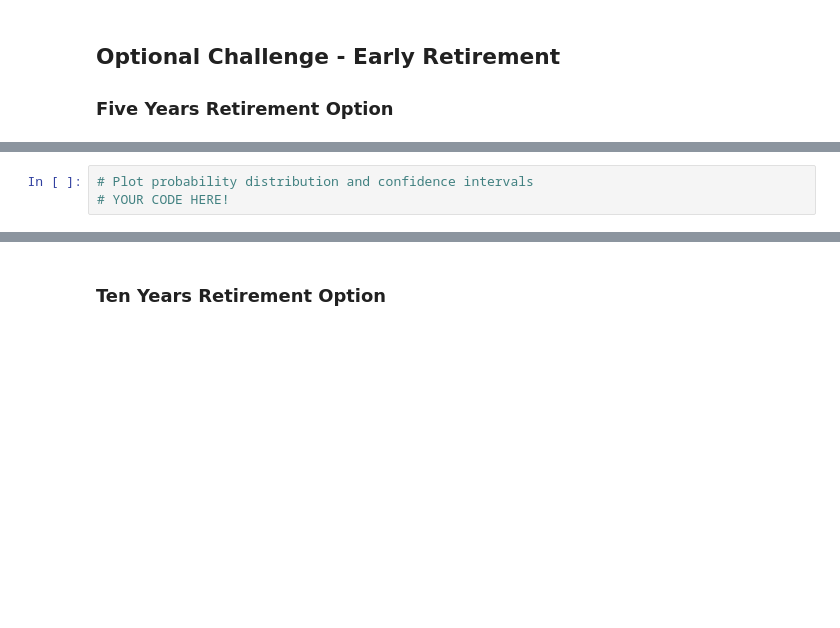
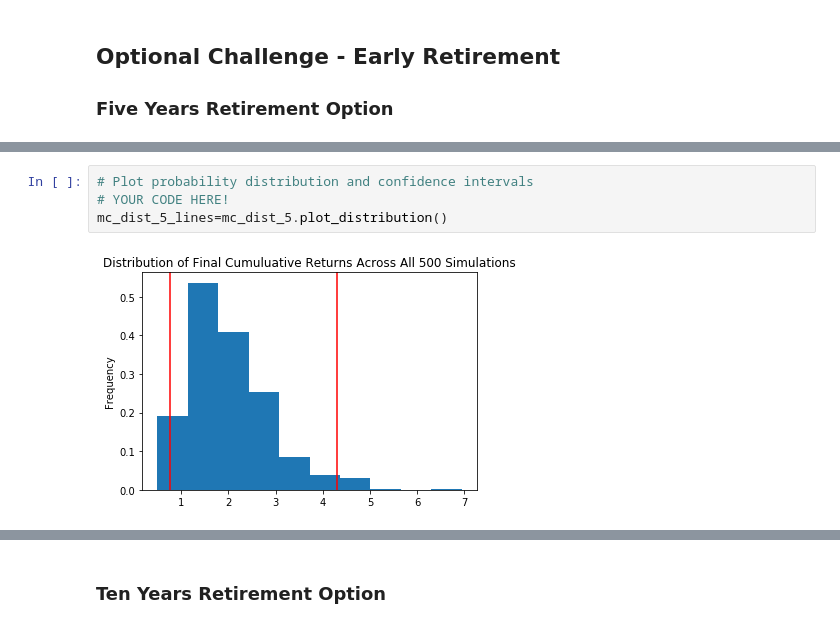
Before and after one commit to AnnSweetNanners/api-homework, a Jupyter notebook: 05-APIs/Instructions/Starter_Code/financial-planner.ipynb, the cells around one changed output, grey strips where cells are left out. Saved outputs shown, nothing was run; the diff lists cells and outputs as text; blank space fills up the shorter version.

```diff
--- a/05-APIs/Instructions/Starter_Code/financial-planner.ipynb
+++ b/05-APIs/Instructions/Starter_Code/financial-planner.ipynb
@@ -362,6 +414,9 @@ There is a 95% chance that an initial investment of $30000.0 in the portfolio ov
 # %%
 # Plot probability distribution and confidence intervals
 # YOUR CODE HERE!
+mc_dist_5_lines=mc_dist_5.plot_distribution()
+# %% [output]
+[figure, added]
 # %%
 # Fetch summary statistics from the Monte Carlo simulation results
 # YOUR CODE HERE!
```
Also changed, not shown: parts of 25 cells of this notebook.
